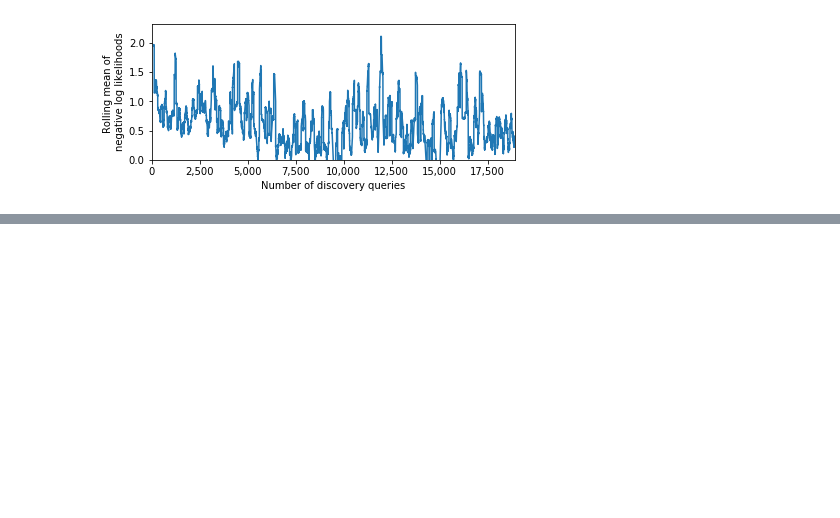
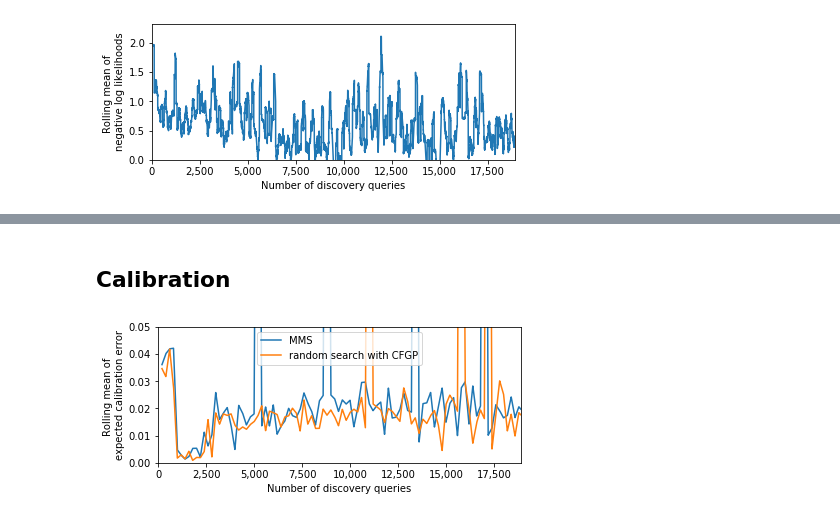
Before and after one commit to ulissigroup/catalyst-acquisitions, a Jupyter notebook: notebooks/comparisons/compare_hallucinations.ipynb, the cells around one changed output, grey strips where cells are left out. Cells and saved outputs as stored; diff of their text form; code cells hidden in the pictures; blank space fills up the shorter version.

```diff
--- a/notebooks/comparisons/compare_hallucinations.ipynb
+++ b/notebooks/comparisons/compare_hallucinations.ipynb
@@ -289,0 +363,44 @@ _ = ax_mms.get_xaxis().set_major_formatter(FORMATTER)
+# %% [markdown]
+## Calibration
+# %%
+from tqdm.notebook import tqdm
+
+
+fig = plt.figure()
+ax = fig.gca()
+
+
+def calculate_eces(discoverer, window=200):
+    # Divide the data into chunks, which we need to calculate ECE
+    chunked_residuals = discoverer.chunk_iterable(discoverer.residuals, window)
+    chunked_uncertainties = discoverer.chunk_iterable(discoverer.uncertainties, window)
+
+    # Calculate ECE
+    loop = tqdm(zip(chunked_residuals, chunked_uncertainties),
+                desc='calibration', unit='batch', total=len(chunked_residuals))
+    for resids, stdevs in loop:
+        ece = discoverer.calculate_expected_calibration_error(resids, stdevs)
+        try:
+            eces.extend([ece] * len(resids))
+        # EAFP for initialization
+        except NameError:
+            eces = [ece] * len(resids)
+    return eces
+
+
+_ = plot_rolling_metric(ax=ax,
+                        metric_values=calculate_eces(mms_discoverer),
+                        label='MMS',
+                        metric_name='expected calibration error')
+_ = plot_rolling_metric(ax=ax,
+                        metric_values=calculate_eces(rs_discoverer),
+                        label='random search with CFGP',
+                        metric_name='expected calibration error')
+#_ = plot_rolling_metric(ax=ax,
+#                        metric_values=calculate_eces(tpot_discoverer),
+#                        label='GASpy heuristic',
+#                        metric_name='expected calibration error')
+
+_ = ax.set_ylim([0., 0.05])
+# %% [output]
+[figure, added]
```
Also changed, not shown: parts of 11 cells of this notebook.
